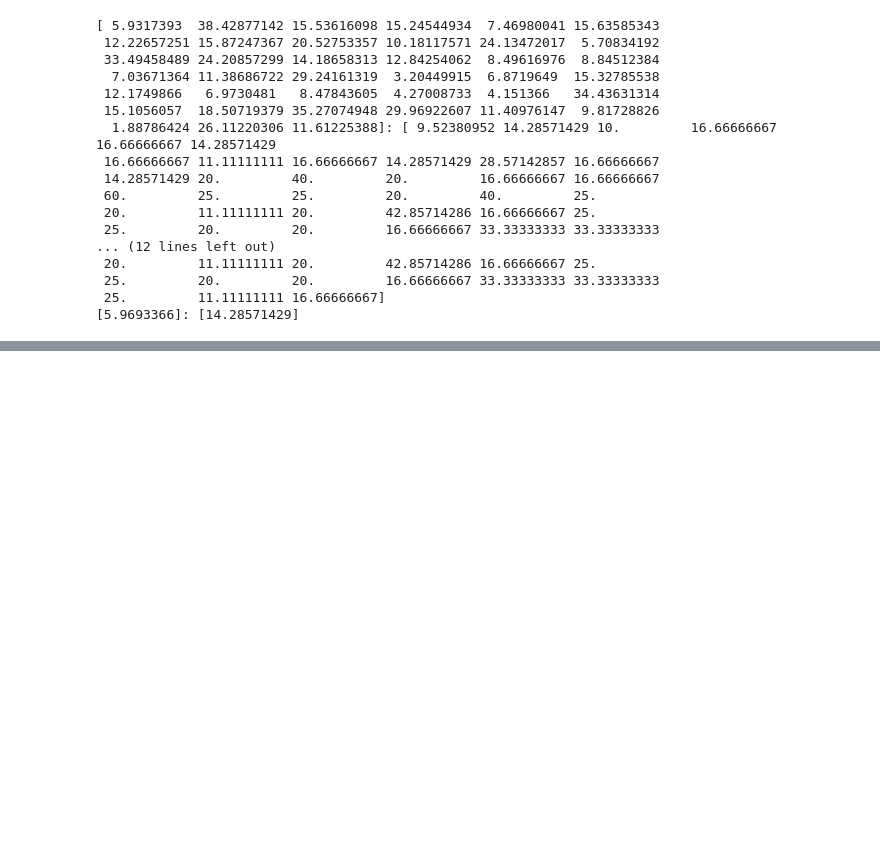
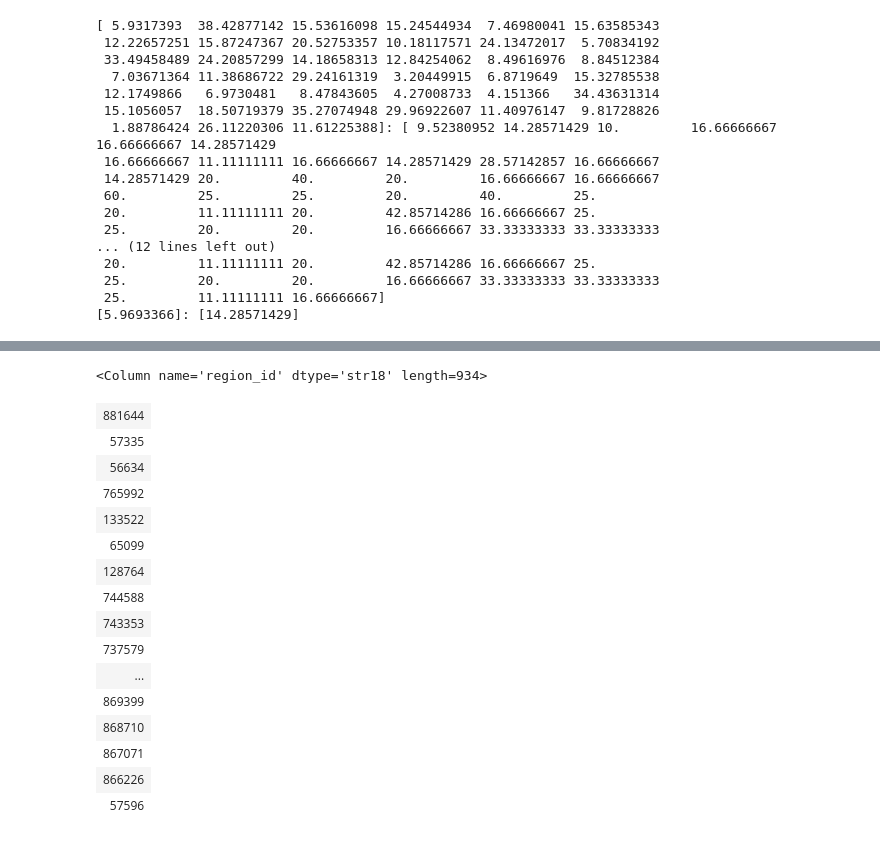
Before and after one commit to Ajuradoi1/ALMAGAL_IR, a Jupyter notebook: src/testsite.ipynb, the cells around one changed output, grey strips where cells are left out. Cells and saved outputs as stored; diff of their text form; code cells hidden in the pictures; blank space fills up the shorter version.

```diff
--- a/src/testsite.ipynb
+++ b/src/testsite.ipynb
@@ -939,0 +1138,21 @@ for idx, data_set in enumerate([
+# %%
+tbl = Table.read('../output/tables/glimpse_s07/1017_distance_total.tbl',format='ascii.ipac')
+tbl['region_id'][tbl['false_dist'] == 'True']
+# %% [output]
+<Column name='region_id' dtype='str18' length=934>
+| 881644 |
+| 57335 |
+| 56634 |
+| 765992 |
+| 133522 |
+| 65099 |
+| 128764 |
+| 744588 |
+| 743353 |
+| 737579 |
+| ... |
+| 869399 |
+| 868710 |
+| 867071 |
+| 866226 |
+| 57596 |
```
Also changed, not shown: parts of 8 cells of this notebook, 2 other files.
